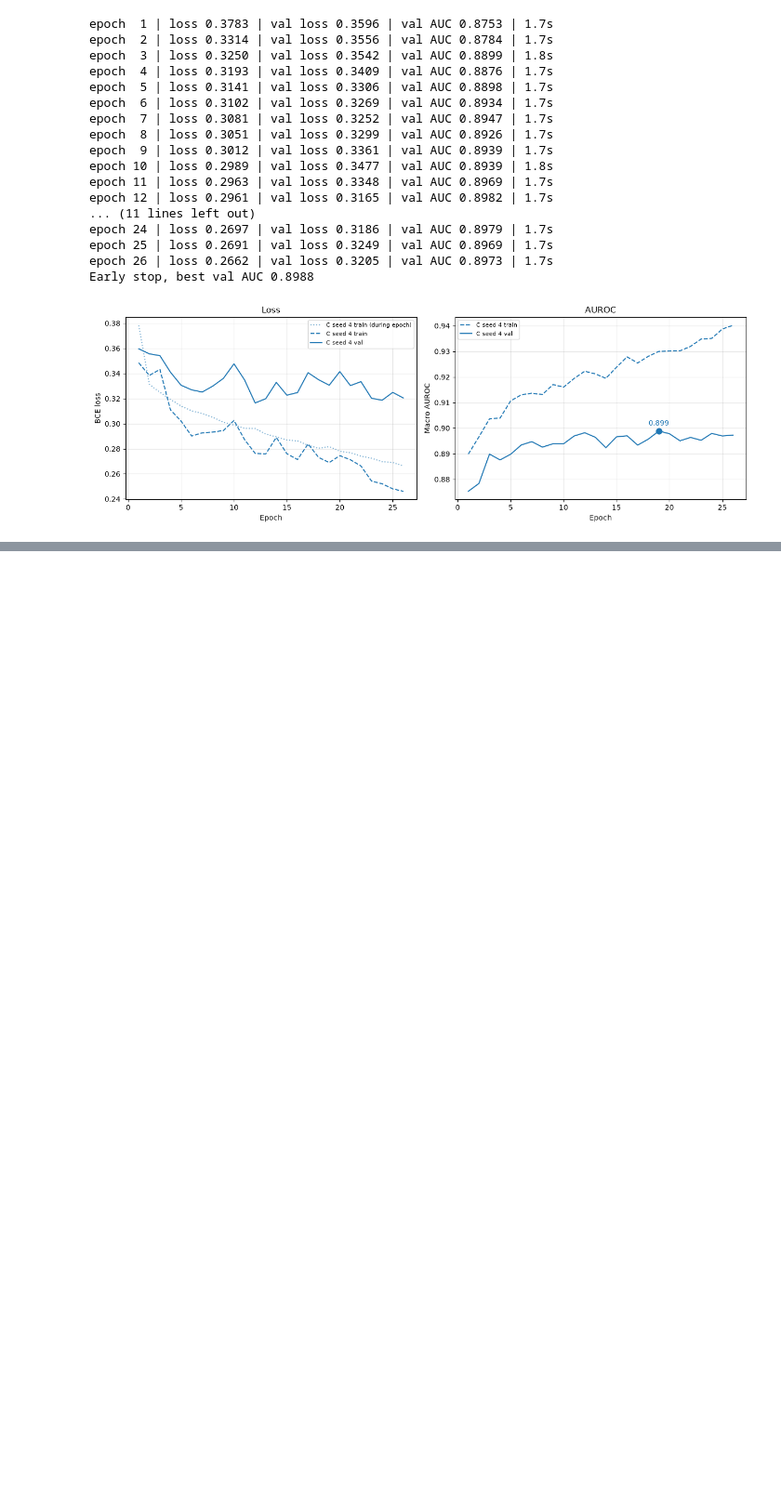
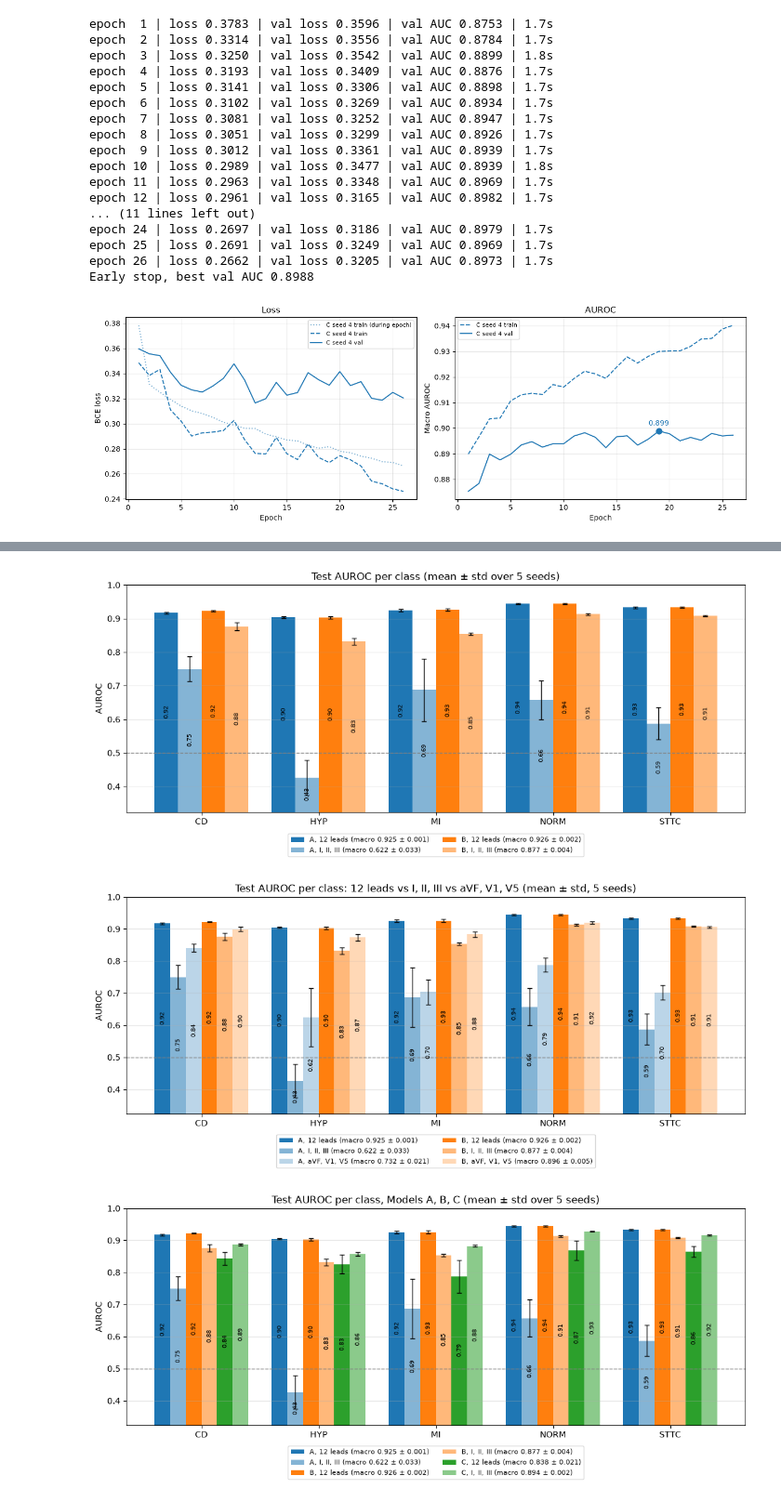
Before and after one commit to theojohnhenry/DML-project, a Jupyter notebook: ProjectNotebook.ipynb, the cells around one changed output, grey strips where cells are left out. Shown at 93% size. Saved outputs shown, nothing was run; the diff lists cells and outputs as text; code cells hidden in the pictures; blank space fills up the shorter version.

```diff
--- a/ProjectNotebook.ipynb
+++ b/ProjectNotebook.ipynb
@@ -461,9 +459,3 @@ def plot_per_class_auc_singleRun(results, class_names=CLASS_NAMES, title=None):
         ax.set_title(title)
     fig.tight_layout()
     return fig
-# %%
-def load_model(name, seed, tag="60epoch"):
-    model = ECGNet().to(device)
-    model.load_state_dict(torch.load(MODEL_DIR / f"model{name}_{tag}_seed{seed}.pt",
-                                     map_location=device))
-    return model
@@ -901,0 +853,3 @@ Model performance analysis on model A and model B with 5 different starting seed
+# %%
+RECOMPUTE = False
+SEEDS = range(5)
@@ -1010,12 +939,17 @@ Model B, seed 4 done
 # %%
-sub_val = evaluate_subsets(["B"], range(5), val_loader)       # about 2 minutes on the GPU
-save_results(sub_val, RESULTS_DIR / "subsets3_val_60epoch.pkl")
-
-full_B = imp_val["B"]["full"].mean()                           # 12-lead macro AUC for B, validation
+sub_val = cached(RESULTS_DIR / "subsets3_val_60epoch.pkl",
+                 lambda: evaluate_subsets(["B"], SEEDS, val_loader), RECOMPUTE)   # about 2 minutes on the GPU
 
 print_subset_table(sub_val, "B")
+
+full_B = seed_results_val[("B", "12 leads")]["macro"].mean()   # 12-lead reference line
 fig = plot_subset_ranking(sub_val, "B", full_macro=full_B)
-fig.savefig("figures/subsets3_ranking_val.png", dpi=150)
+fig.savefig(FIGURES_DIR / "subsets3_ranking_val.png", dpi=150)
 fig = plot_lead_frequency(sub_val, "B")
-fig.savefig("figures/subsets3_lead_frequency_val.png", dpi=150)
+fig.savefig(FIGURES_DIR / "subsets3_lead_frequency_val.png", dpi=150)
+
+_, _, order = subset_summary(sub_val, "B")
+best_sub = list(sub_val["subsets"][order[0]])
+BEST = subset_name(best_sub)
+print("\nBest three leads on validation:", BEST)
 # %% [output]
@@ -1110,0 +978,6 @@ C | I, II, III   | macro AUC 0.8940 ± 0.0015  (n=5)
+# %%
+test_conditions = {**CONDITIONS, BEST: best_sub}
+seed_results_test = cached(RESULTS_DIR / "seed_results_test_ABC_best3_60epoch.pkl",
+                           lambda: collect_seed_results(["A", "B", "C"], SEEDS, test_loader,
+                                                        conditions=test_conditions), RECOMPUTE)
+print_seed_summary(seed_results_test)
@@ -1110,0 +994,16 @@ C | I, II, III   | macro AUC 0.8940 ± 0.0015  (n=5)
+# %%
+fig = plot_per_class_auc_seeds(select(seed_results_test, ["A", "B"], CONDITIONS),
+        title="Test AUROC per class (mean ± std over 5 seeds)")
+fig.savefig(FIGURES_DIR / "per_class_auc_test.png", dpi=150)
+
+fig = plot_per_class_auc_seeds(select(seed_results_test, ["A", "B"]),
+        title=f"Test AUROC per class: 12 leads vs I, II, III vs {BEST} (mean ± std, 5 seeds)")
+fig.savefig(FIGURES_DIR / "per_class_auc_test_best3.png", dpi=150)
+
+fig = plot_per_class_auc_seeds(select(seed_results_test, conditions=CONDITIONS),
+        title="Test AUROC per class, Models A, B, C (mean ± std over 5 seeds)")
+fig.savefig(FIGURES_DIR / "per_class_auc_test_ABC.png", dpi=150)
+# %% [output]
+[figure, added]
+[figure, added]
+[figure, added]
```
Also changed, not shown: parts of 97 cells of this notebook, 3 other files.
